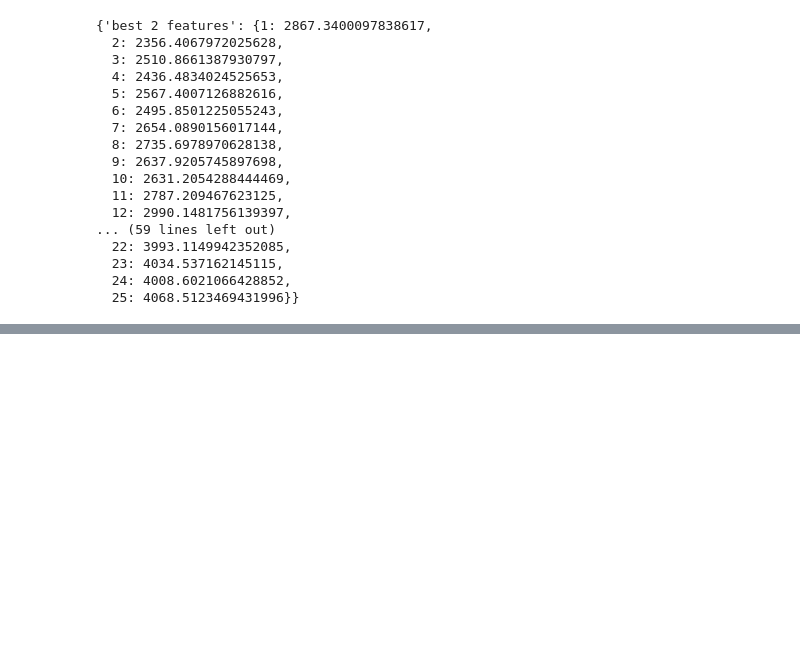
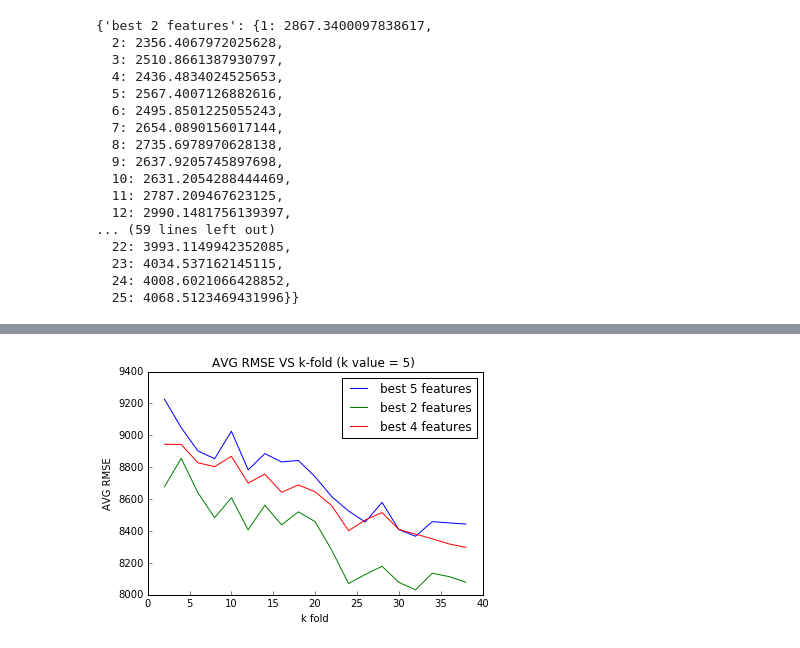
Before and after one commit to nikhilesh2/data-science, a Jupyter notebook: Machine Learning - Predicting Car Prices/Basics.ipynb, the cells around one changed output, grey strips where cells are left out. Saved outputs shown, nothing was run; the diff lists cells and outputs as text; code cells hidden in the pictures; blank space fills up the shorter version.

```diff
--- a/Machine Learning - Predicting Car Prices/Basics.ipynb
+++ b/Machine Learning - Predicting Car Prices/Basics.ipynb
@@ -360,0 +394,18 @@ plt.show()
+# %%
+kfolds = [i for i in range(2,40,2)]
+kfold_predictions = dict()
+
+# Call our kfold function testing every other kfold value up to 24
+for col in top_three:
+    best_n = int(col.split()[1])
+    kfold_predictions[col] = (
+        knn_train_test (
+            univariate_sorted.loc[:best_n-1, "feature"],
+            'price',
+            cars,
+            # 5 is a reasonably optimized k value according to previous graph
+            [5],
+            kfolds
+        )
+     )
+kfold_predictions
@@ -360,0 +430,16 @@ plt.show()
+# %%
+# Plot the results for each of the columns
+for var in kfold_predictions:
+    df_col = pd.DataFrame.from_dict(kfold_predictions[var], orient="index")
+    df_col = df_col.sort_index()
+    plt.plot(df_col)
+
+
+plt.tick_params(right="off", top="off")
+plt.legend(labels=kfold_predictions.keys(), loc='upper right')
+plt.title("AVG RMSE VS k-fold (k value = 5) ")
+plt.xlabel("k fold")
+plt.ylabel("AVG RMSE")
+plt.show()
+# %% [output]
+[figure, added]
```
Also changed, not shown: parts of 5 cells of this notebook, 5 other files.
